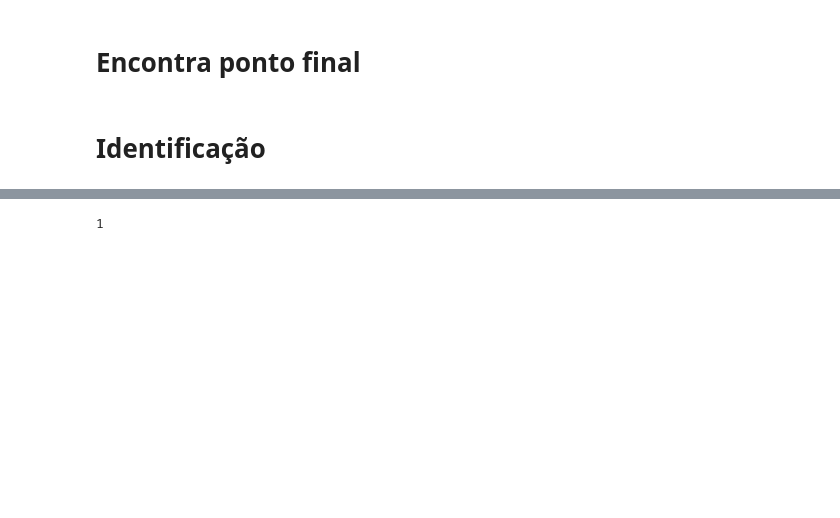
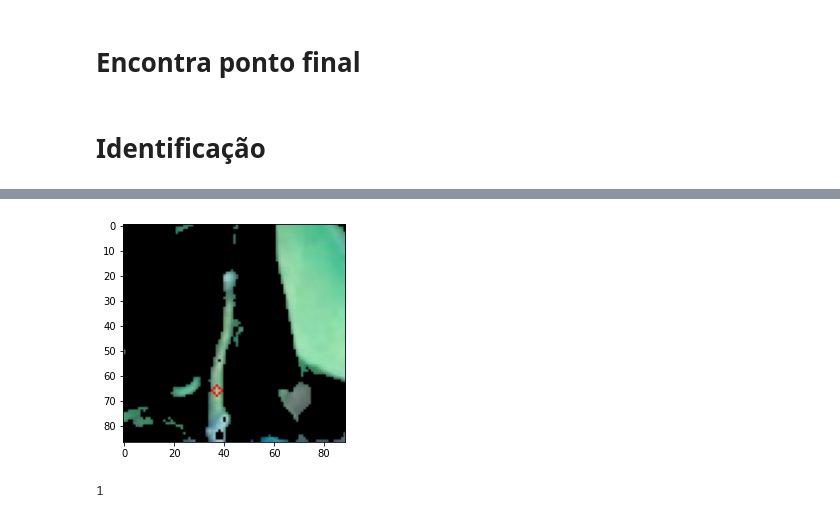
Before and after one commit to AndreAlbu/SVCf, a Jupyter notebook: HSV/IdentificacaoHSV.ipynb, the cells around one changed output, grey strips where cells are left out. Drawn from its saved outputs; the diff is of its cells as text; code cells hidden in the pictures; blank space fills up the shorter version.

Commit message:
Identificação com HSV
Teste com uma imagem dos labs.

```diff
--- a/HSV/IdentificacaoHSV.ipynb
+++ b/HSV/IdentificacaoHSV.ipynb
@@ -402,3 +405,5 @@ while True:
 
 cv2.destroyAllWindows()
 #cap.release()
+# %%
+teste = cv2.imread("pedunculos/nome.png")
@@ -405,3 +430,22 @@ cv2.destroyAllWindows()
+# %%
+testeCoordenadas = cantosEncontrados(teste)
+
+xyt, xt, yt = testeCoordenadas[0], testeCoordenadas[1], testeCoordenadas[2]
+# %%
+encontrarPontosT = encontrarPontos(teste, xyt, xt, yt)
+
+ponto1, ponto2 = encontrarPontosT[0], encontrarPontosT[1]
+# %%
+pontosT = localizaPonto(teste, ponto2, ponto1)
+
+pontoT1, pontoT2 = pontosT[0], pontosT[1]
+# %%
+cv2.circle(teste, (pontoT1, pontoT2), 2, (255,0,0))
+
+plt.imshow(teste)
+plt.show()
+# %% [output]
+[figure, added]
 # %%
 img = cv2.imread("1.jpg")
 
```
Also changed, not shown: parts of 2 cells of this notebook.
